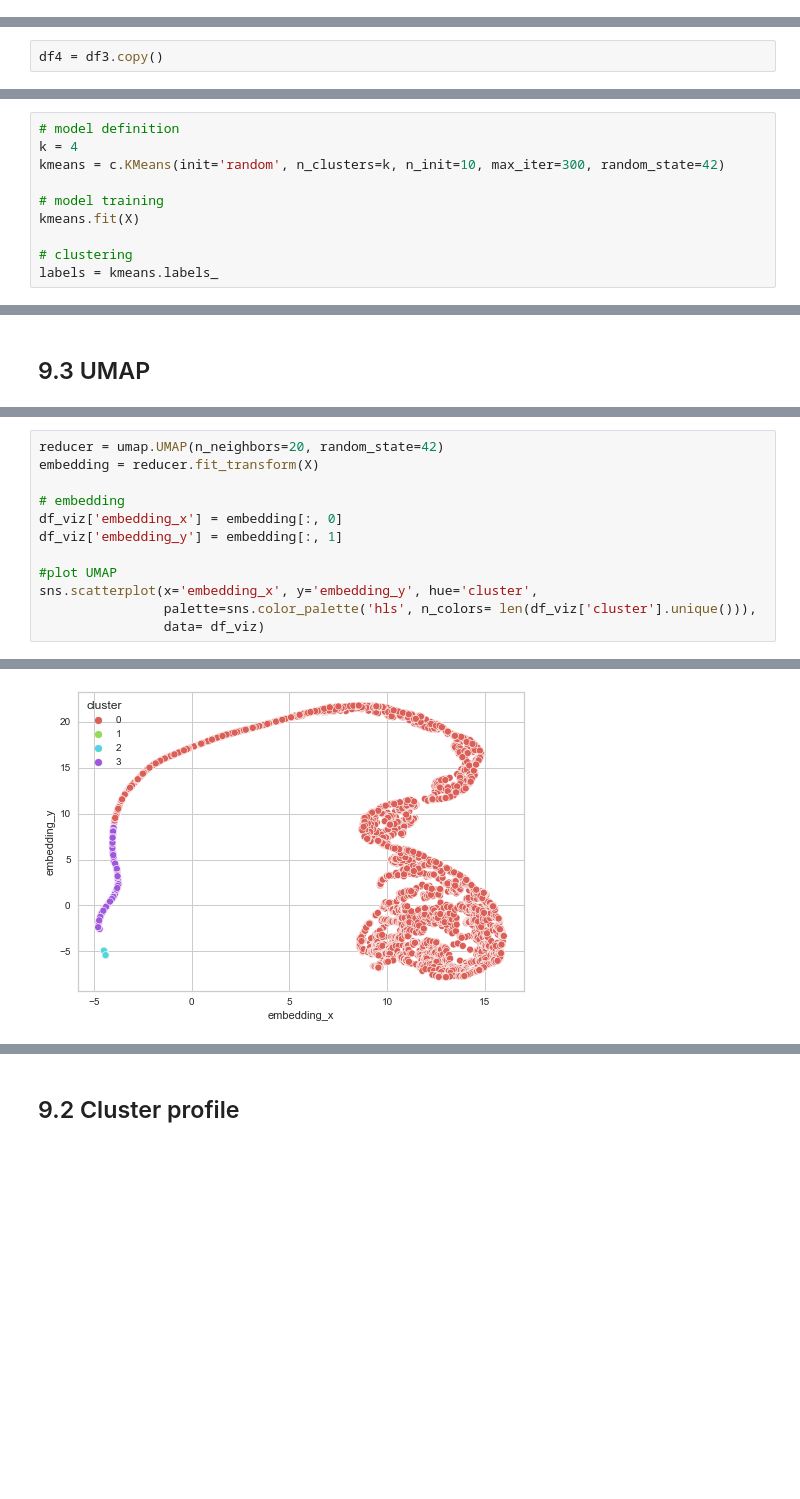
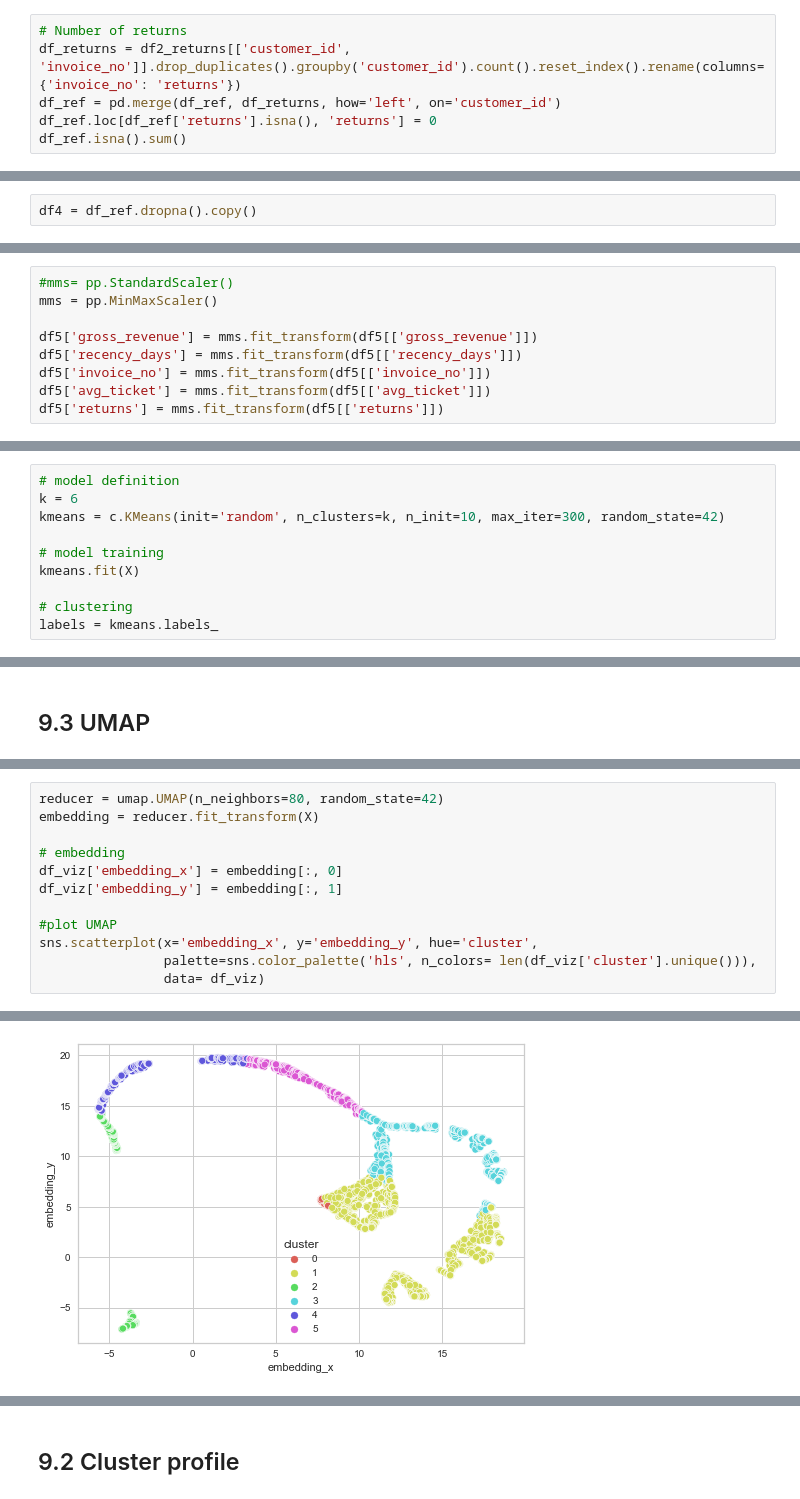
Before and after one commit to diegodinizf/insiders_clustering, a Jupyter notebook: notebooks/insiders_clustering_ciclo03_v01.ipynb, the cells around one changed output, grey strips where cells are left out. Saved outputs shown, nothing was run; the diff lists cells and outputs as text; blank space fills up the shorter version.

```diff
--- a/notebooks/insiders_clustering_ciclo03_v01.ipynb
+++ b/notebooks/insiders_clustering_ciclo03_v01.ipynb
@@ -238,0 +321,6 @@ df_ref = pd.merge(df_ref, df_avg_ticket, how='left', on='customer_id')
+# %%
+# Number of returns
+df_returns = df2_returns[['customer_id', 'invoice_no']].drop_duplicates().groupby('customer_id').count().reset_index().rename(columns={'invoice_no': 'returns'})
+df_ref = pd.merge(df_ref, df_returns, how='left', on='customer_id')
+df_ref.loc[df_ref['returns'].isna(), 'returns'] = 0
+df_ref.isna().sum()
@@ -252,7 +365,7 @@ df3 = df_ref.copy()
 # %% [markdown]
 # 4.0 EXPLORATORY DATA ANALYSIS
 # %%
-df4 = df3.copy()
+df4 = df_ref.dropna().copy()
 # %% [markdown]
 # 5.0 DATA PREPARATION
 # %%
@@ -260,3 +375,12 @@ df5 = df4.copy()
+# %%
+#mms= pp.StandardScaler()
+mms = pp.MinMaxScaler()
+
+df5['gross_revenue'] = mms.fit_transform(df5[['gross_revenue']])
+df5['recency_days'] = mms.fit_transform(df5[['recency_days']])
+df5['invoice_no'] = mms.fit_transform(df5[['invoice_no']])
+df5['avg_ticket'] = mms.fit_transform(df5[['avg_ticket']])
+df5['returns'] = mms.fit_transform(df5[['returns']])
 # %% [markdown]
 # 6.0 FEATURE SELECTION
 # %%
@@ -304,7 +428,7 @@ for k in clusters:
 ## 8.1 K-Means
 # %%
 # model definition
-k = 4
+k = 6
 kmeans = c.KMeans(init='random', n_clusters=k, n_init=10, max_iter=300, random_state=42)
 
 # model training
@@ -367,15 +491,15 @@ X.head()
 # %%
-reducer = umap.UMAP(n_neighbors=20, random_state=42)
+reducer = umap.UMAP(n_neighbors=80, random_state=42)
 embedding = reducer.fit_transform(X)
 
 # embedding
 df_viz['embedding_x'] = embedding[:, 0]
 df_viz['embedding_y'] = embedding[:, 1]
 
 #plot UMAP
 sns.scatterplot(x='embedding_x', y='embedding_y', hue='cluster',
                 palette=sns.color_palette('hls', n_colors= len(df_viz['cluster'].unique())),
                 data= df_viz)
 # %% [output]
 <AxesSubplot:xlabel='embedding_x', ylabel='embedding_y'>
-[figure, old version]
+[figure, new version]
```
Also changed, not shown: parts of 36 cells of this notebook.
